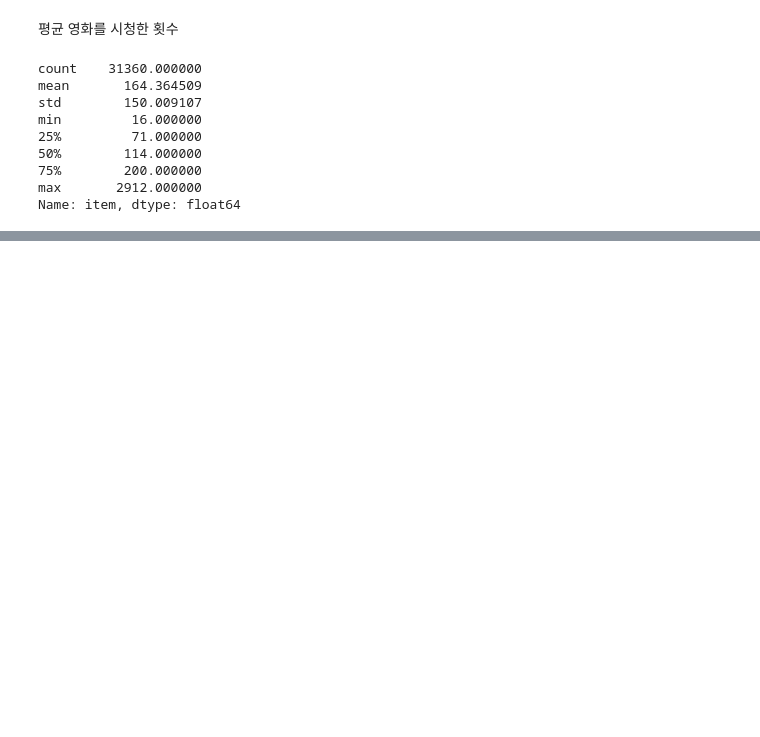
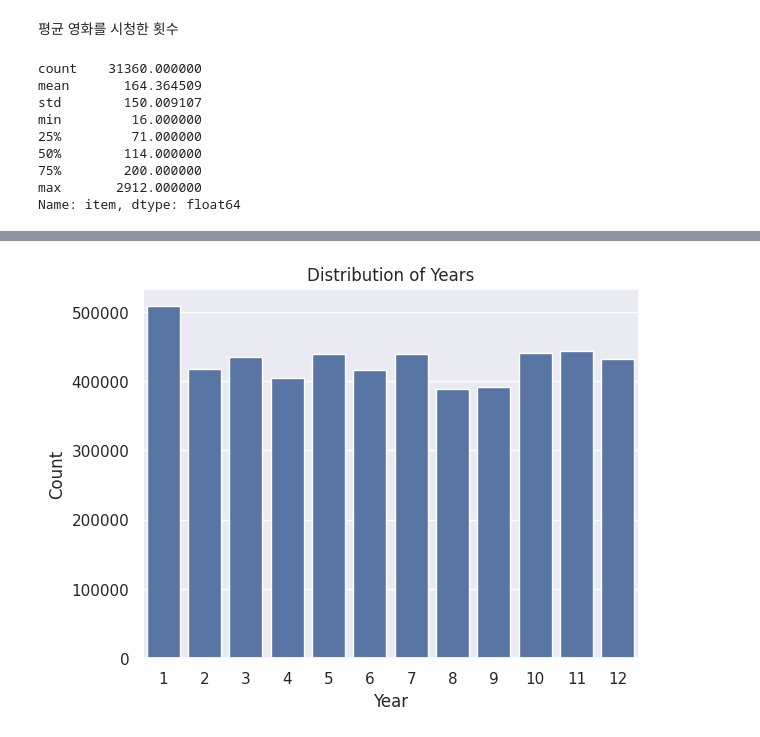
Before and after one commit to boostcampaitech6/level2-movierecommendation-recsys-05, a Jupyter notebook: GT/src/EDA.ipynb, the cells around one changed output, grey strips where cells are left out. Cells and saved outputs as stored; diff of their text form; code cells hidden in the pictures; blank space fills up the shorter version.

```diff
--- a/GT/src/EDA.ipynb
+++ b/GT/src/EDA.ipynb
@@ -41,0 +73,3 @@ datetime.datetime(2009, 1, 1, 13, 2, 9)
+# %%
+month = data.iloc[:, 2].apply(lambda x: dt.fromtimestamp(x).month)
+month
@@ -41,0 +89,8 @@ datetime.datetime(2009, 1, 1, 13, 2, 9)
+# %%
+sns.countplot(x=month)
+plt.xlabel('Year')
+plt.ylabel('Count')
+plt.title('Distribution of Years')
+plt.show()
+# %% [output]
+[figure, added]
```
Also changed, not shown: parts of 12 cells of this notebook, 10 other files.
